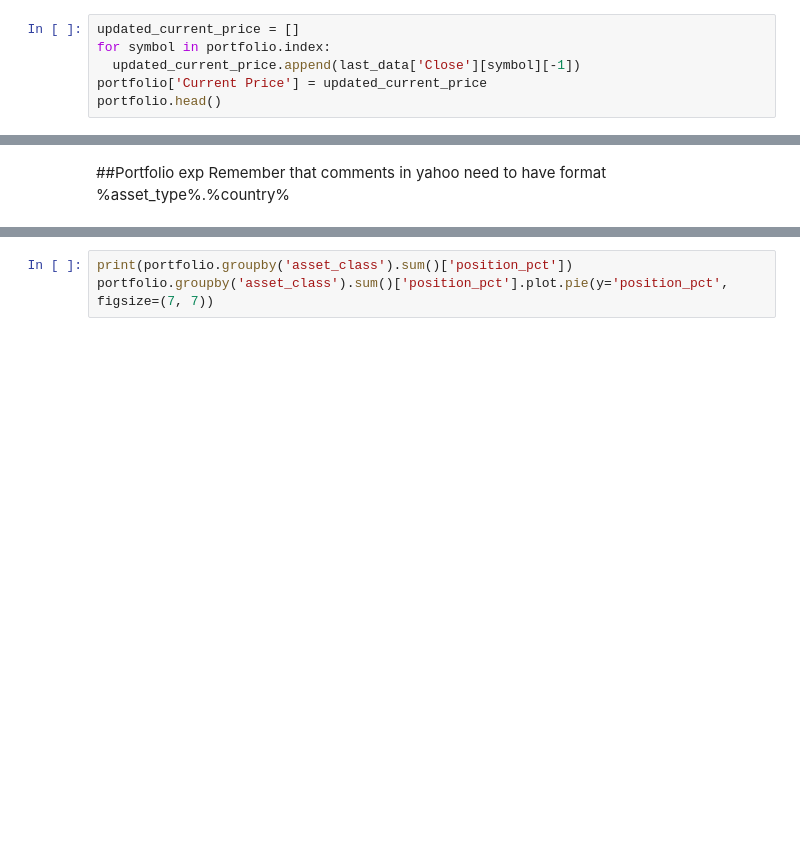
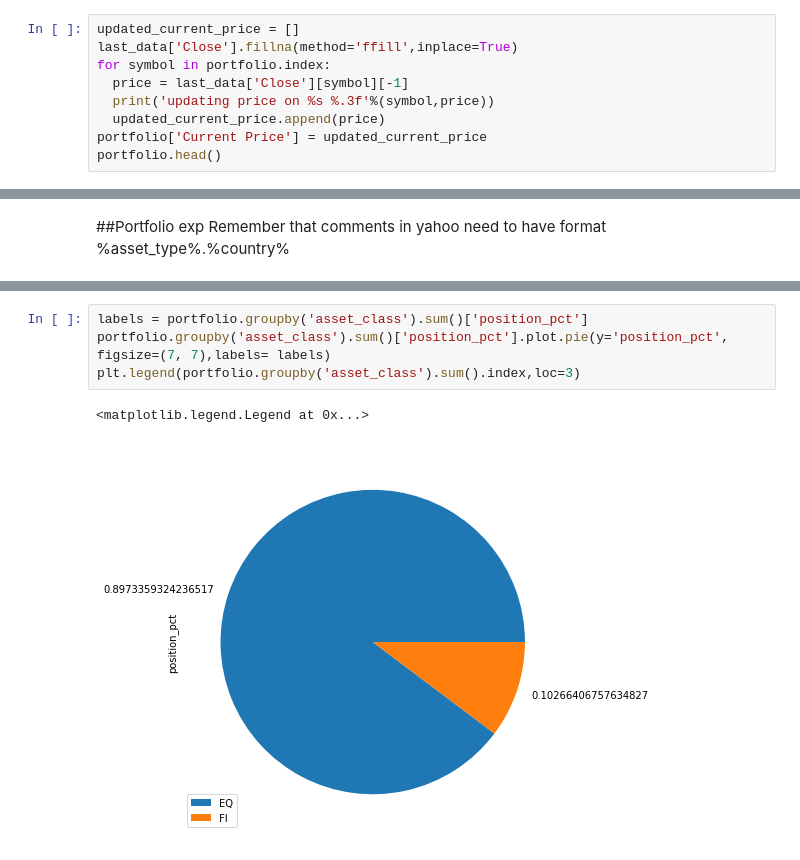
Before and after one commit to javifalces/colab_test, a Jupyter notebook: yahoo_pyfolio_portfolio.ipynb, the cells around one changed output, grey strips where cells are left out. Saved outputs shown, nothing was run; the diff lists cells and outputs as text; blank space fills up the shorter version.

```diff
--- a/yahoo_pyfolio_portfolio.ipynb
+++ b/yahoo_pyfolio_portfolio.ipynb
@@ -51,6 +71,9 @@ last_data.tail()
 # %%
 updated_current_price = []
+last_data['Close'].fillna(method='ffill',inplace=True)
 for symbol in portfolio.index:
-  updated_current_price.append(last_data['Close'][symbol][-1])
+  price = last_data['Close'][symbol][-1]
+  print('updating price on %s %.3f'%(symbol,price))
+  updated_current_price.append(price)
 portfolio['Current Price'] = updated_current_price
 portfolio.head()
@@ -130,4 +272,8 @@ portfolio.head()
 # %%
-print(portfolio.groupby('asset_class').sum()['position_pct'])
-portfolio.groupby('asset_class').sum()['position_pct'].plot.pie(y='position_pct', figsize=(7, 7))
+labels = portfolio.groupby('asset_class').sum()['position_pct']
+portfolio.groupby('asset_class').sum()['position_pct'].plot.pie(y='position_pct', figsize=(7, 7),labels= labels)
+plt.legend(portfolio.groupby('asset_class').sum().index,loc=3)
+# %% [output]
+<matplotlib.legend.Legend at 0x...>
+[figure, added]
 # %%
```
Also changed, not shown: parts of 14 cells of this notebook.
